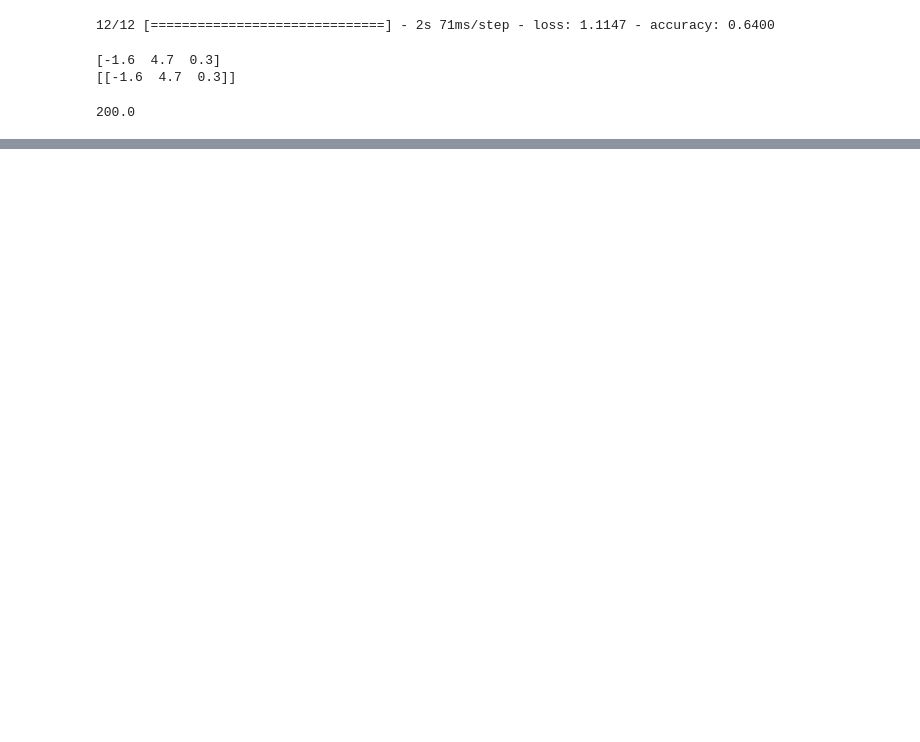
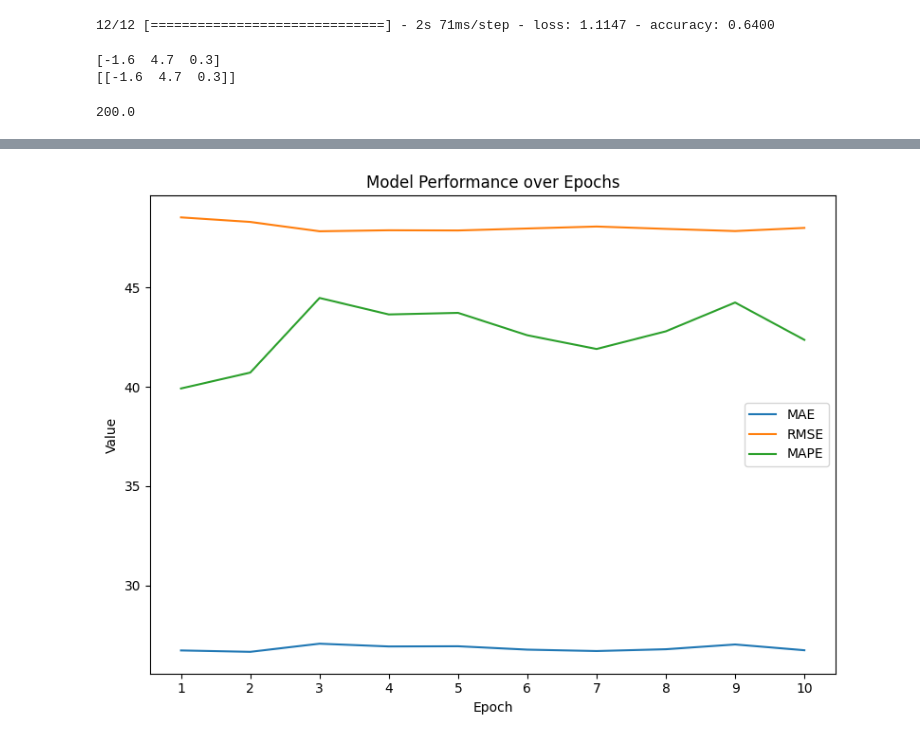
Before and after one commit to baasare/addshare, a Jupyter notebook: main.ipynb, the cells around one changed output, grey strips where cells are left out. Saved outputs shown, nothing was run; the diff lists cells and outputs as text; code cells hidden in the pictures; blank space fills up the shorter version.

```diff
--- a/main.ipynb
+++ b/main.ipynb
@@ -238,0 +583,24 @@ print(sum([200 / 5] * 5))
+# %%
+import numpy as np
+plt.figure(figsize=(8, 6))
+
+# Line plots (optional)
+plt.plot(epochs, mae, label="MAE")
+plt.plot(epochs, rmse, label="RMSE")
+plt.plot(epochs, mape, label="MAPE")
+plt.title("Model Performance over Epochs")
+plt.xticks(np.arange(1, 10 + 1, step=1))
+plt.xlabel("Epoch")
+plt.ylabel("Value")
+plt.legend()
+
+# Customize the plot (optional)
+plt.tight_layout()
+
+# Save plot as a png
+plt.savefig("line_plot.png")
+
+# Show the plot
+plt.show()
+# %% [output]
+[figure, added]
```
Also changed, not shown: parts of 10 cells of this notebook, 16 other files.
